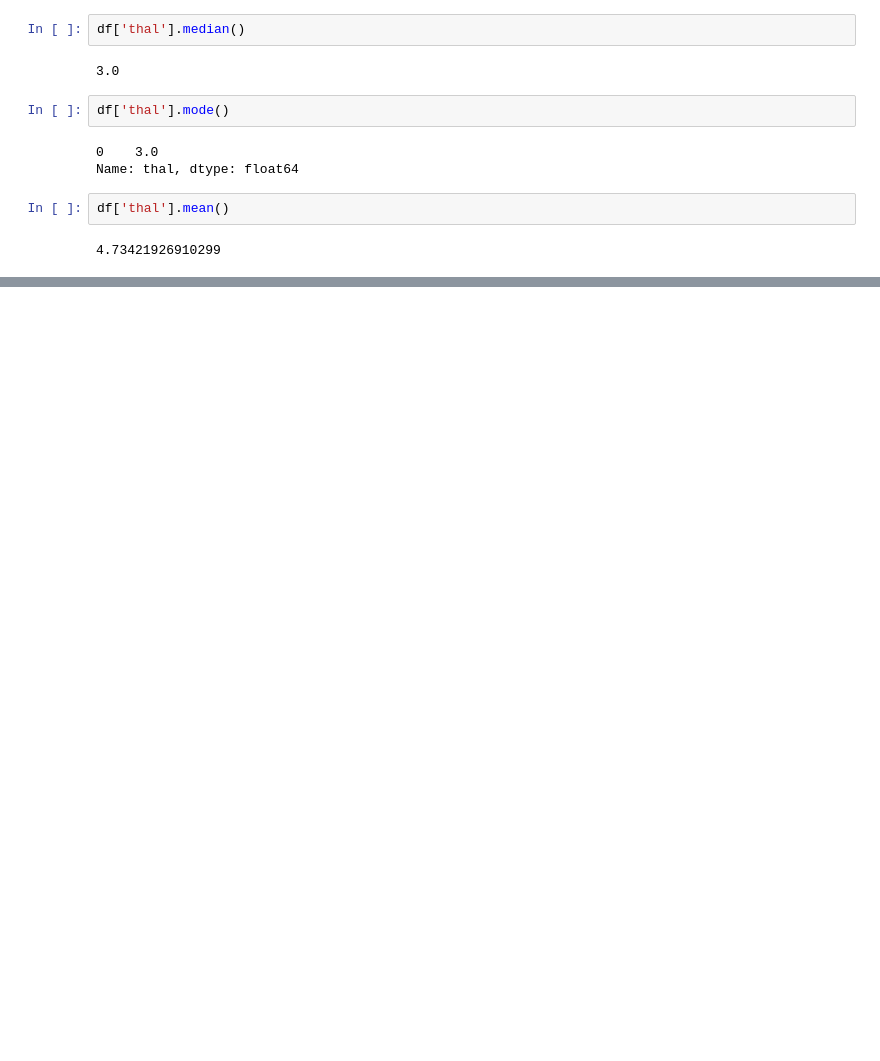
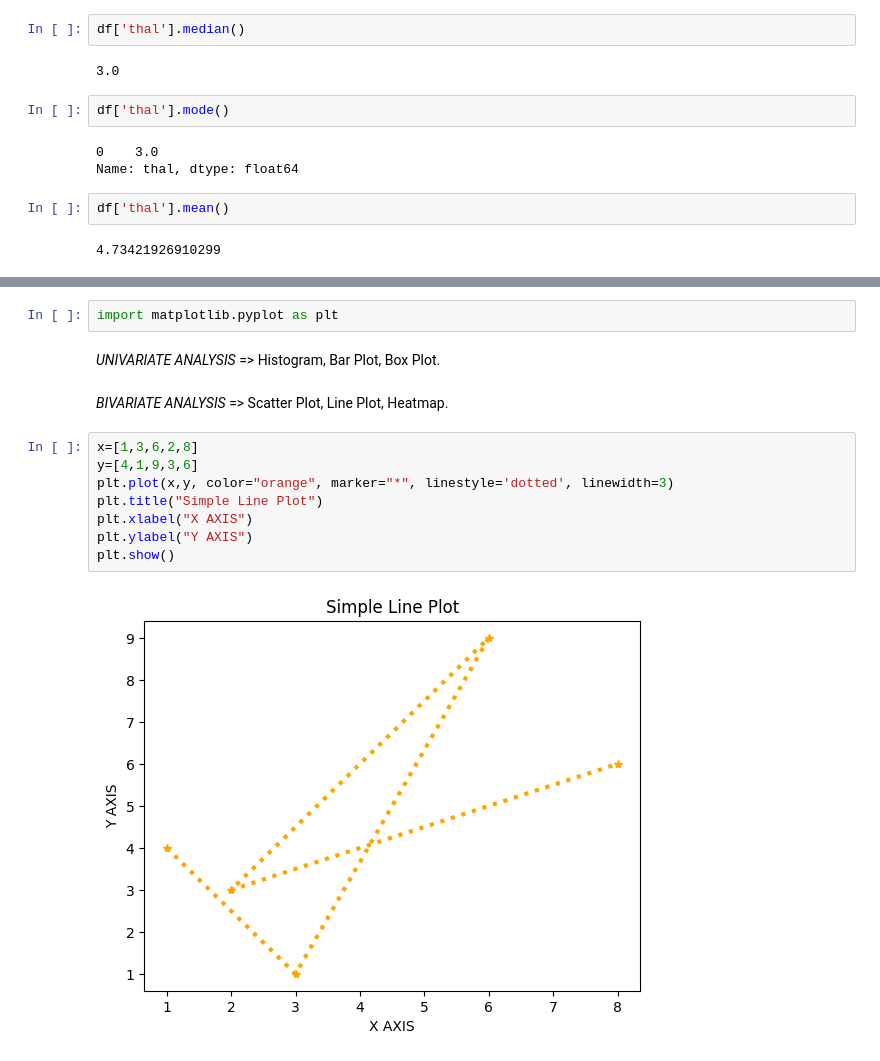
Before and after one commit to saharshhhh/python, a Jupyter notebook: 24practiceSet2.ipynb, the cells around one changed output, grey strips where cells are left out. Drawn from its saved outputs; the diff is of its cells as text; blank space fills up the shorter version.

```diff
--- a/24practiceSet2.ipynb
+++ b/24practiceSet2.ipynb
@@ -190,0 +216,17 @@ df['thal'].mean()
+# %%
+import matplotlib.pyplot as plt
+# %% [markdown]
+*UNIVARIATE ANALYSIS* => Histogram, Bar Plot, Box Plot.
+# %% [markdown]
+
+*BIVARIATE ANALYSIS* => Scatter Plot, Line Plot, Heatmap.
+# %%
+x=[1,3,6,2,8]
+y=[4,1,9,3,6]
+plt.plot(x,y, color="orange", marker="*", linestyle='dotted', linewidth=3)
+plt.title("Simple Line Plot")
+plt.xlabel("X AXIS")
+plt.ylabel("Y AXIS")
+plt.show()
+# %% [output]
+[figure, added]
```
Also changed, not shown: parts of 13 cells of this notebook, 2 other files.
